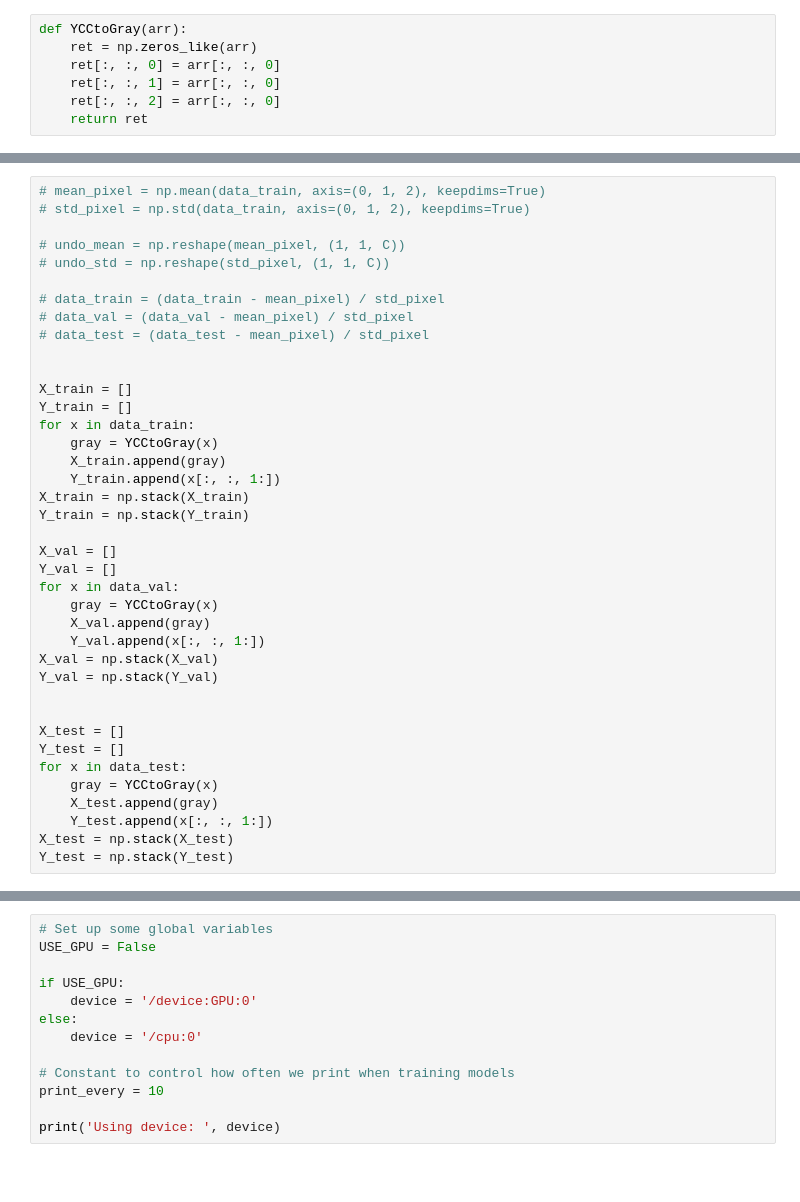
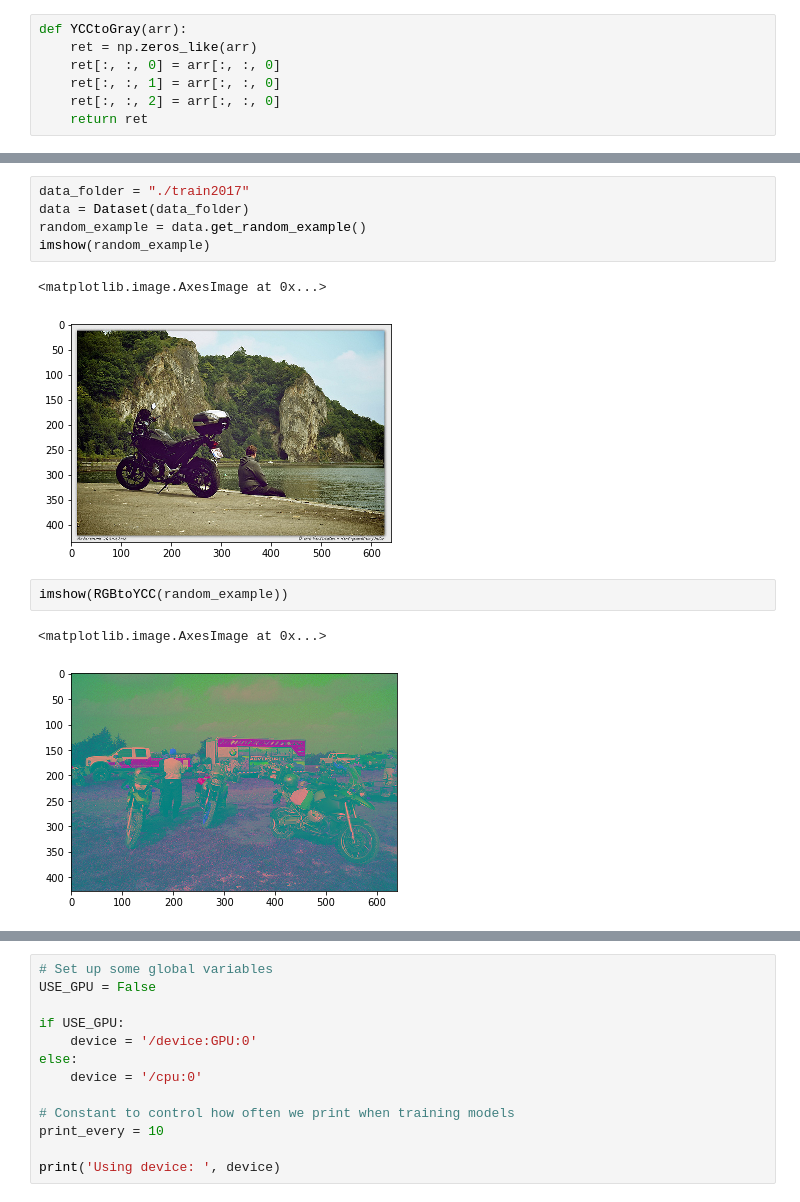
Before and after one commit to kkhosla96/cs231n-project, a Jupyter notebook: project.ipynb, the cells around one changed output, grey strips where cells are left out. Cells and saved outputs as stored; diff of their text form; blank space fills up the shorter version.

```diff
--- a/project.ipynb
+++ b/project.ipynb
@@ -114,39 +58,0 @@ data_test = data[num_train + num_val : num_train + num_val + num_test]
-# %%
-# mean_pixel = np.mean(data_train, axis=(0, 1, 2), keepdims=True)
-# std_pixel = np.std(data_train, axis=(0, 1, 2), keepdims=True)
-
-# undo_mean = np.reshape(mean_pixel, (1, 1, C))
-# undo_std = np.reshape(std_pixel, (1, 1, C))
-
-# data_train = (data_train - mean_pixel) / std_pixel
-# data_val = (data_val - mean_pixel) / std_pixel
-# data_test = (data_test - mean_pixel) / std_pixel
-
-
-X_train = []
-Y_train = []
-for x in data_train:
-    gray = YCCtoGray(x)
-    X_train.append(gray)
-    Y_train.append(x[:, :, 1:])
-X_train = np.stack(X_train)
-Y_train = np.stack(Y_train)
-
-X_val = []
-Y_val = []
-for x in data_val:
-    gray = YCCtoGray(x)
-    X_val.append(gray)
-    Y_val.append(x[:, :, 1:])
-X_val = np.stack(X_val)
-Y_val = np.stack(Y_val)
-
-
-X_test = []
-Y_test = []
-for x in data_test:
-    gray = YCCtoGray(x)
-    X_test.append(gray)
-    Y_test.append(x[:, :, 1:])
-X_test = np.stack(X_test)
-Y_test = np.stack(Y_test)
@@ -190,0 +107,13 @@ Test labels shape:  (500, 64, 64, 2)
+# %%
+data_folder = "./train2017"
+data = Dataset(data_folder)
+random_example = data.get_random_example()
+imshow(random_example)
+# %% [output]
+<matplotlib.image.AxesImage at 0x...>
+[figure, added]
+# %%
+imshow(RGBtoYCC(random_example))
+# %% [output]
+<matplotlib.image.AxesImage at 0x...>
+[figure, added]
```
Also changed, not shown: parts of 30 cells of this notebook, 5 other files.
